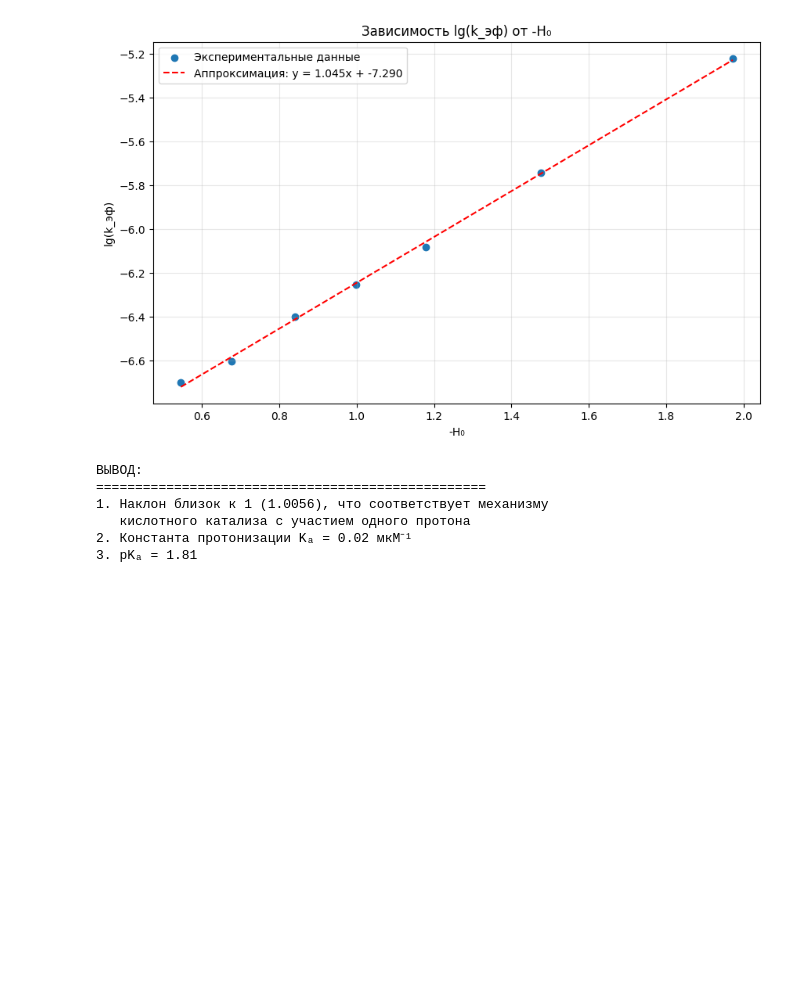
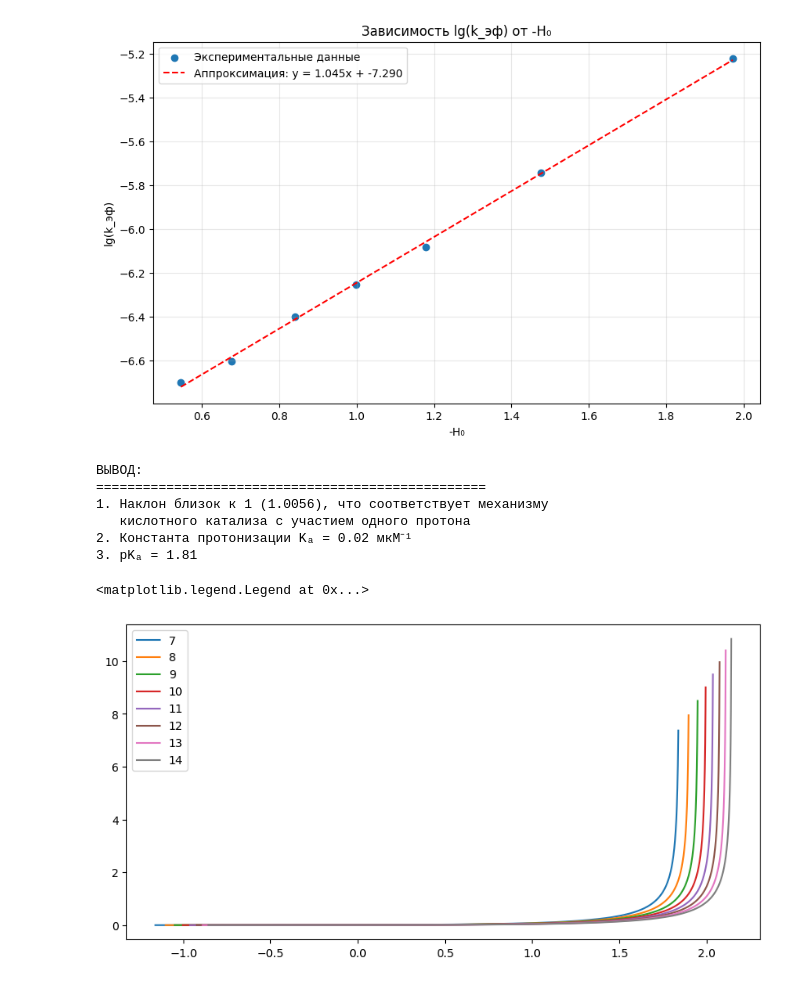
Before and after one commit to yaroslavsavateykin/notebooks, a Jupyter notebook: Untitled.ipynb, the cells around one changed output. Saved outputs shown, nothing was run; the diff lists cells and outputs as text; code cells hidden in the pictures; blank space fills up the shorter version.

```diff
--- a/Untitled.ipynb
+++ b/Untitled.ipynb
@@ -365,3 +365,28 @@ pKₐ = 1.81
    кислотного катализа с участием одного протона
 2. Константа протонизации Kₐ = 0.02 мкМ⁻¹
 3. pKₐ = 1.81
+# %%
+import numpy as np
+import matplotlib.pyplot as plt
+
+def abs_dev(x,a):
+
+    return np.abs(np.sqrt(x) - np.sqrt(x-a)) / np.sqrt(x-a)
+
+plt.figure(figsize = (10,5))
+
+for i in range(7,15):
+
+    max_a = 10*i
+
+    a = np.linspace(0,max_a-1, 1000)
+    y = abs_dev(max_a,a)
+
+
+    plt.plot(np.log10(a),y, label = i)
+    plt.grid()
+
+plt.legend()
+# %% [output]
+<matplotlib.legend.Legend at 0x...>
+[figure, added]
```
Also changed, not shown: 22 other files.
